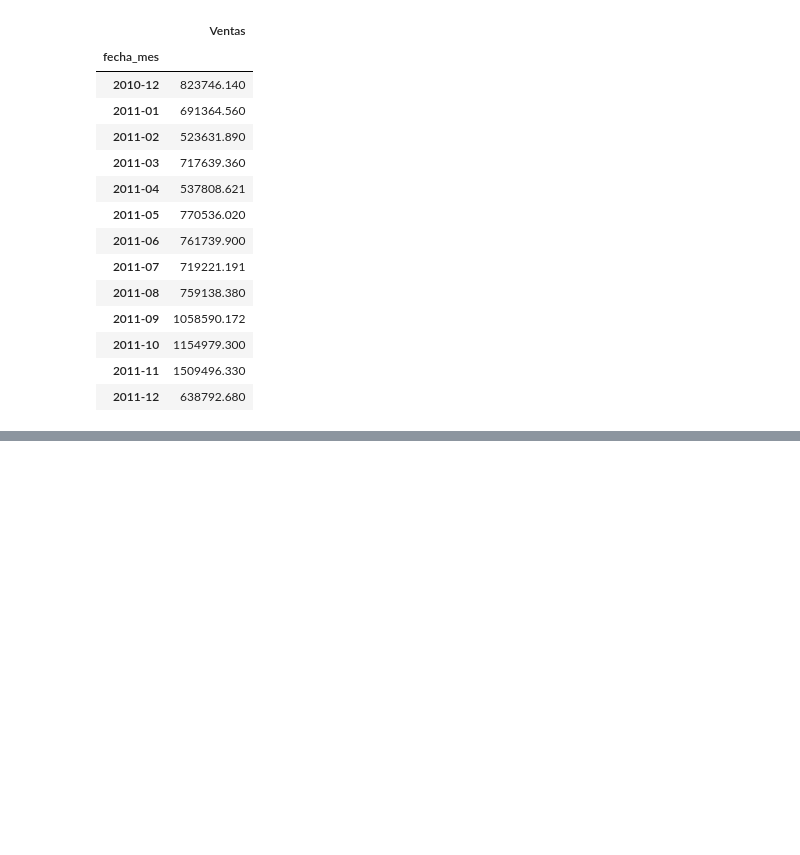
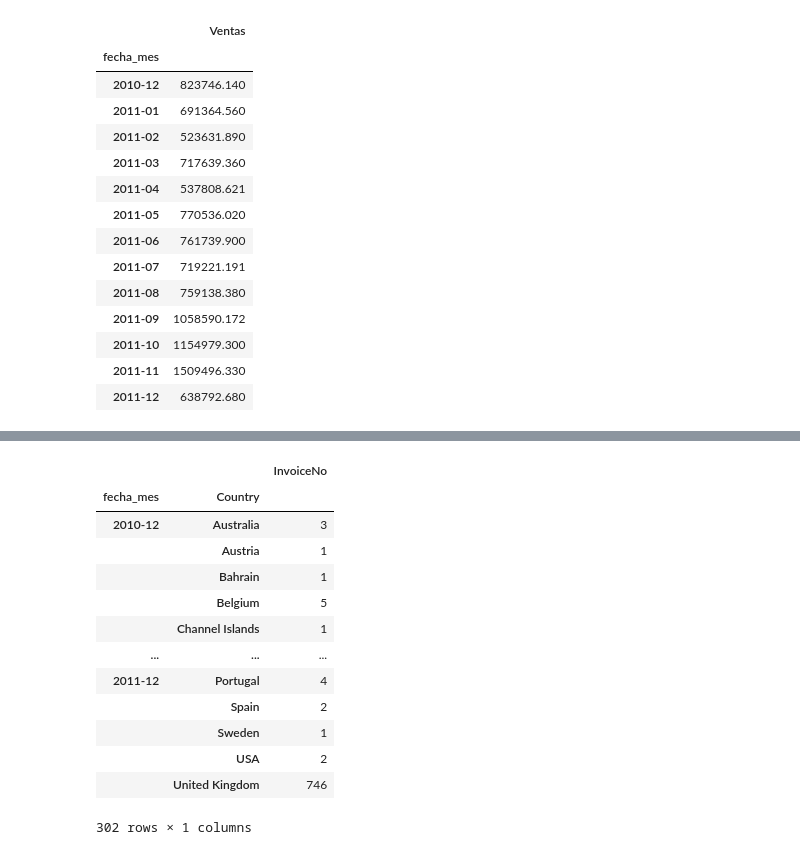
Before and after one commit to jk10s/Ciencia-De-Datos-Platzi, a Jupyter notebook: Curso de Manipulación y Análisis de Datos con Pandas y Python/histroy_youtube.ipynb, the cells around one changed output, grey strips where cells are left out. Cells and saved outputs as stored; diff of their text form; code cells hidden in the pictures; blank space fills up the shorter version.

```diff
--- a/Curso de Manipulación y Análisis de Datos con Pandas y Python/histroy_youtube.ipynb
+++ b/Curso de Manipulación y Análisis de Datos con Pandas y Python/histroy_youtube.ipynb
@@ -224,0 +242,19 @@ KeyError: 'fecha_mes'
+# %%
+ventas_mensuales_pais_ = historic.groupby(["fecha_mes","Country"]).agg({"InvoiceNo":"nunique"})
+# %%
+ventas_mensuales_pais_
+# %% [output]
+|  |  | InvoiceNo |
+| fecha_mes | Country |  |
+| 2010-12 | Australia | 3 |
+|  | Austria | 1 |
+|  | Bahrain | 1 |
+|  | Belgium | 5 |
+|  | Channel Islands | 1 |
+| ... | ... | ... |
+| 2011-12 | Portugal | 4 |
+|  | Spain | 2 |
+|  | Sweden | 1 |
+|  | USA | 2 |
+|  | United Kingdom | 746 |
+302 rows × 1 columns
```
Also changed, not shown: parts of 6 cells of this notebook.
